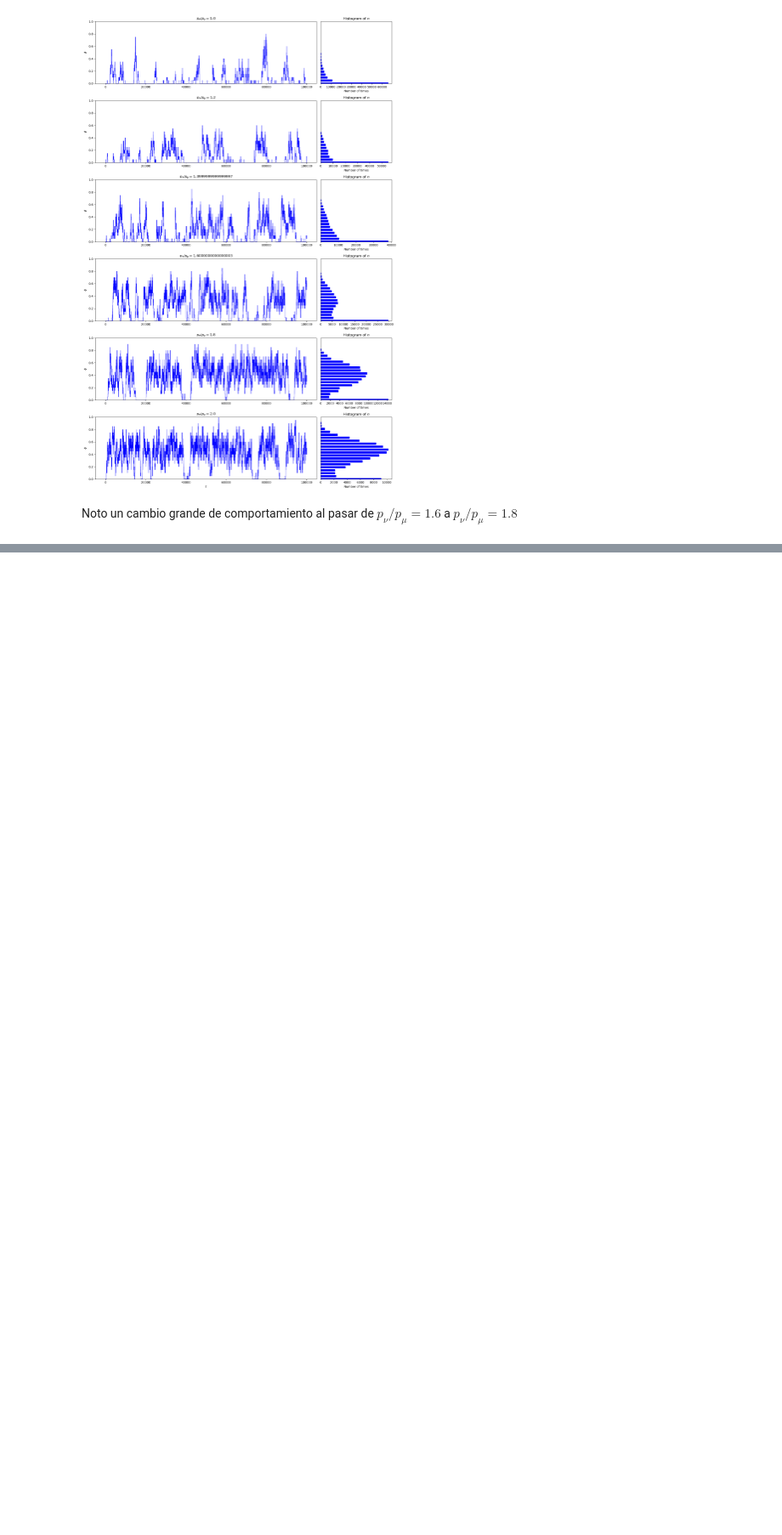
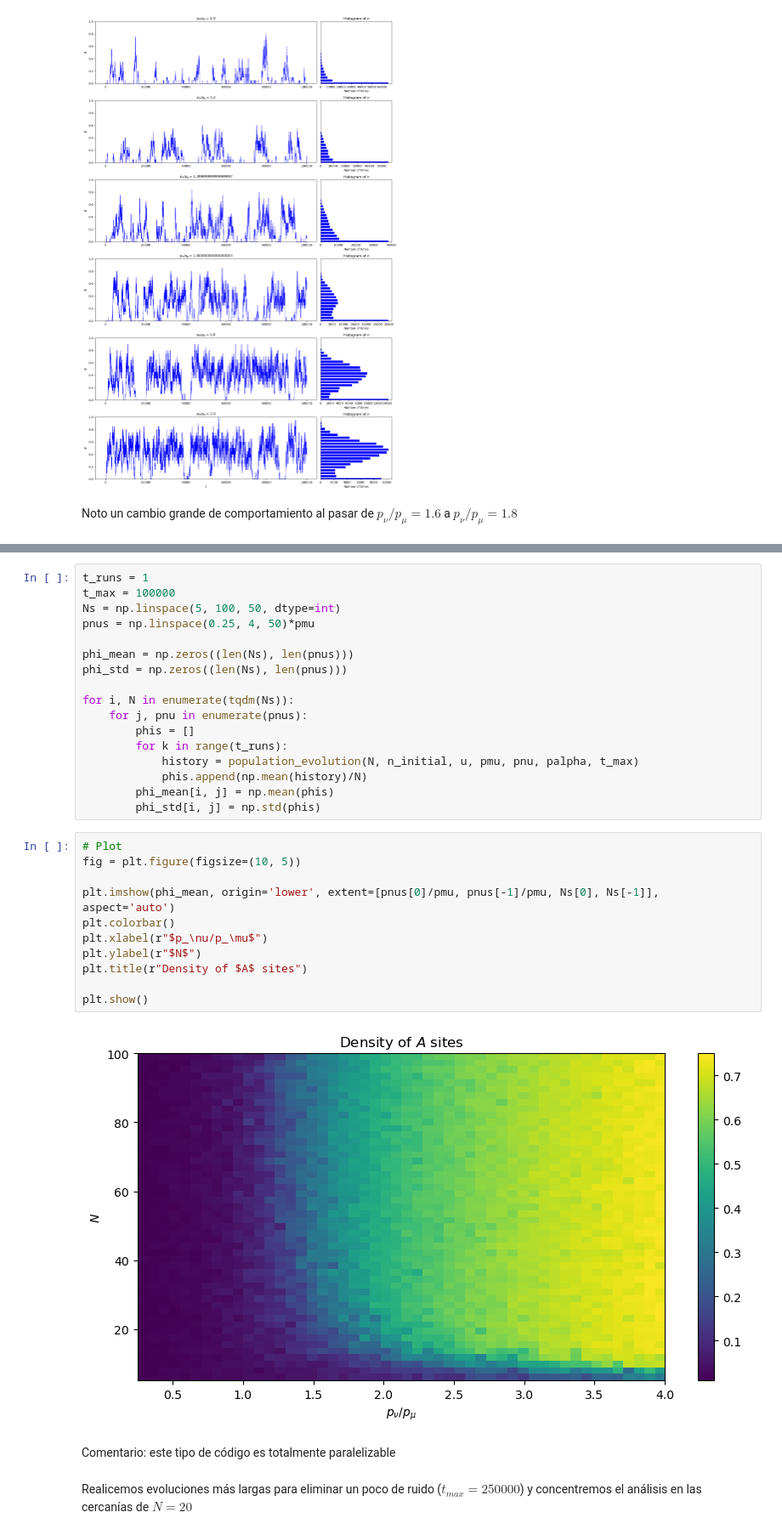
Before and after one commit to lucasmbru/masterIB, a Jupyter notebook: simulaciones/codigos/modelosPropios/populationEvolution.ipynb, the cells around one changed output, grey strips where cells are left out. Shown at 85% size. Saved outputs shown, nothing was run; the diff lists cells and outputs as text; blank space fills up the shorter version.

```diff
--- a/simulaciones/codigos/modelosPropios/populationEvolution.ipynb
+++ b/simulaciones/codigos/modelosPropios/populationEvolution.ipynb
@@ -395,0 +465,34 @@ Para cuantificar el cambio de comportamiento se me ocurren dos cosas:
+# %%
+t_runs = 1
+t_max = 100000
+Ns = np.linspace(5, 100, 50, dtype=int)
+pnus = np.linspace(0.25, 4, 50)*pmu
+
+phi_mean = np.zeros((len(Ns), len(pnus)))
+phi_std = np.zeros((len(Ns), len(pnus)))
+
+for i, N in enumerate(tqdm(Ns)):
+    for j, pnu in enumerate(pnus):
+        phis = []
+        for k in range(t_runs):
+            history = population_evolution(N, n_initial, u, pmu, pnu, palpha, t_max)
+            phis.append(np.mean(history)/N)
+        phi_mean[i, j] = np.mean(phis)
+        phi_std[i, j] = np.std(phis)
+# %%
+# Plot
+fig = plt.figure(figsize=(10, 5))
+
+plt.imshow(phi_mean, origin='lower', extent=[pnus[0]/pmu, pnus[-1]/pmu, Ns[0], Ns[-1]], aspect='auto')
+plt.colorbar()
+plt.xlabel(r"$p_\nu/p_\mu$")
+plt.ylabel(r"$N$")
+plt.title(r"Density of $A$ sites")
+
+plt.show()
+# %% [output]
+[figure, added]
+# %% [markdown]
+Comentario: este tipo de código es totalmente paralelizable
+# %% [markdown]
+Realicemos evoluciones más largas para eliminar un poco de ruido ($t_{max} = 250000$) y concentremos el análisis en las cercanías de $N = 20$
```
Also changed, not shown: parts of 19 cells of this notebook, 1 other file.
